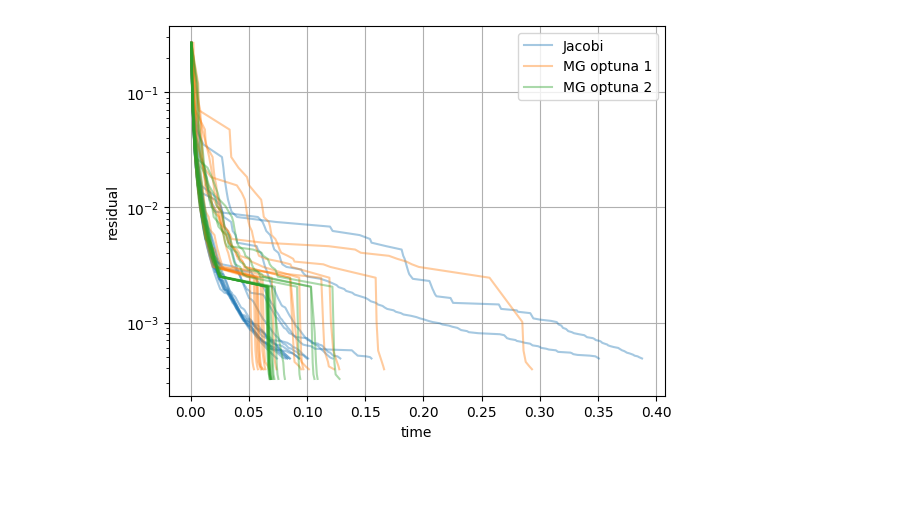
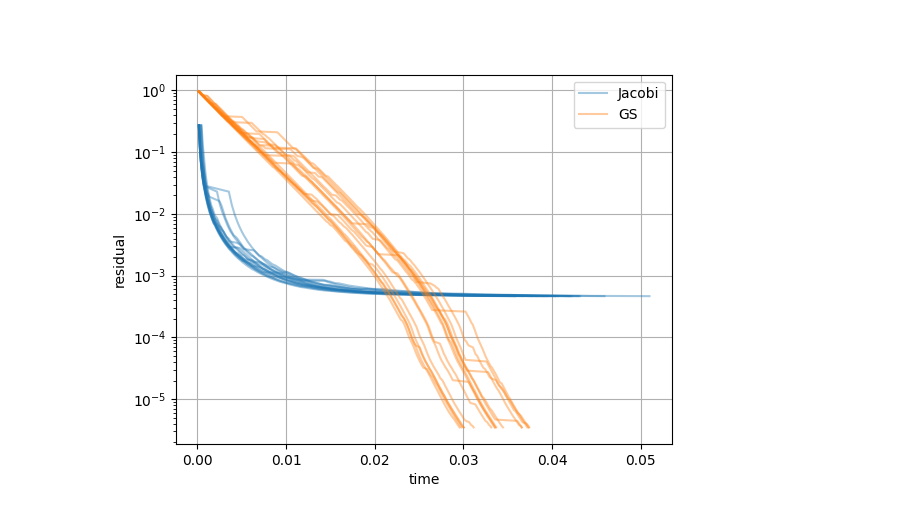
Before and after one commit to kz2wd/CFD-Solver, a Jupyter notebook: poisson/pressure_mg.ipynb, the cells around one changed output. Saved outputs shown, nothing was run; the diff lists cells and outputs as text; code cells hidden in the pictures; blank space fills up the shorter version.

```diff
--- a/poisson/pressure_mg.ipynb
+++ b/poisson/pressure_mg.ipynb
@@ -133,7 +133,7 @@ def prolongation_fw(e, X):
 
     return e_fine
 # %%
-X = 256
+X = 128
 h = 1 / X
 domain = np.linspace(0, 1, X)
 x, y = np.meshgrid(domain, domain)
@@ -309,0 +394,10 @@ def benchmark(func, legend, iters=15, warmup=3):
+# %%
+def solve_poisson_GS_cymixed(phi, rho, h, iters):
+
+    omega = 2 / (1 + np.sin(np.pi / phi.shape[0]))
+    # rho_(i,j) * h²
+    rhs = rho * (h*h)
+    for i in range(iters):
+        phi = inter_solve_poisson_GS_cython(phi, rhs, omega)
+        add_sample(phi, rho, h)
+    return phi
@@ -342,21 +442,23 @@ array([[0.36419257, 0.36419257, 0.3693403 , ..., 0.40382778, 0.40166238,
 # %%
+%matplotlib widget
 df = pd.DataFrame(columns=["time", "residual", "version", "run_id"])
-benchmark(lambda: solve_poisson_jacobi(p.copy(), u, h, 100), "Jacobi")
+benchmark(lambda: solve_poisson_jacobi(p.copy(), u, h, 300), "Jacobi")
+benchmark(lambda: solve_poisson_GS_cymixed(p.copy(), u, h, 300), "GS")
 # benchmark(lambda: solve_poisson_mg(p.copy(), u, h, X, 2, 10, 300, restriction_2_2, prolongation_linear), "MG Rest (2, 2)")
 # benchmark(lambda: solve_poisson_mg(p.copy(), u, h, X, 2, 10, 300, restriction_mix_3_3, prolongation_linear), "MG Rest mixed (3, 3)")
 # benchmark(lambda: solve_poisson_mg(p.copy(), u, h, X, 4, 10, 30, restriction_fw, prolongation_fw), "MG BC care")
 # benchmark(lambda: solve_poisson_mg(p.copy(), u, h, X, 4, 15, 5, 100, restriction_fw, prolongation_fw), "MG BC care 2")
-benchmark(lambda: solve_poisson_mg(p.copy(), u, h, X, 2, 28, 5, 53, restriction_fw, prolongation_fw), "MG optuna 1")
-benchmark(lambda: solve_poisson_mg(p.copy(), u, h, X, 4, 32, 4, 52, restriction_fw, prolongation_fw), "MG optuna 2")
-# benchmark(lambda: solve_poisson_mg(p.copy(), u, h, X, 2, 26, 56, restriction_fw, prolongation_fw), "MG optuna 3")
-
+# benchmark(lambda: solve_poisson_mg(p.copy(), u, h, X, 2, 28, 5, 53, solve_poisson_jacobi, restriction_fw, prolongation_fw), "MG jac opt 1")
+# benchmark(lambda: solve_poisson_mg(p.copy(), u, h, X, 4, 32, 4, 52, solve_poisson_jacobi, restriction_fw, prolongation_fw), "MG jac opt 2")
+# benchmark(lambda: solve_poisson_mg(p.copy(), u, h, X, 4, 30, 10, 1000, solve_poisson_GS_cymixed, restriction_fw, prolongation_fw), "MG GS")
+plt.clf()
 sns.lineplot(x="time", y="residual", hue="version", units="run_id", estimator=None, alpha=0.4, data=df)
 plt.yscale('log')
 plt.legend()
 plt.grid(True)
 plt.show()
 # %% [output]
-[figure, old version]
+[figure, new version]
 # %%
 
 
```
Also changed, not shown: parts of 13 cells of this notebook, 8 other files.
